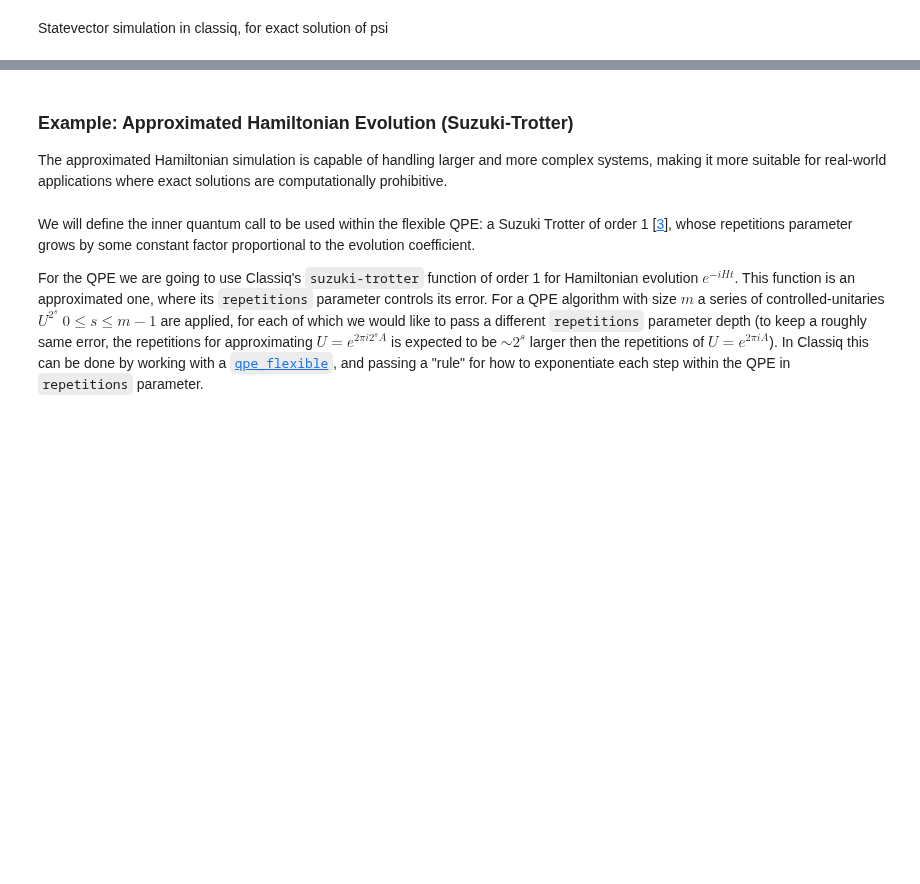
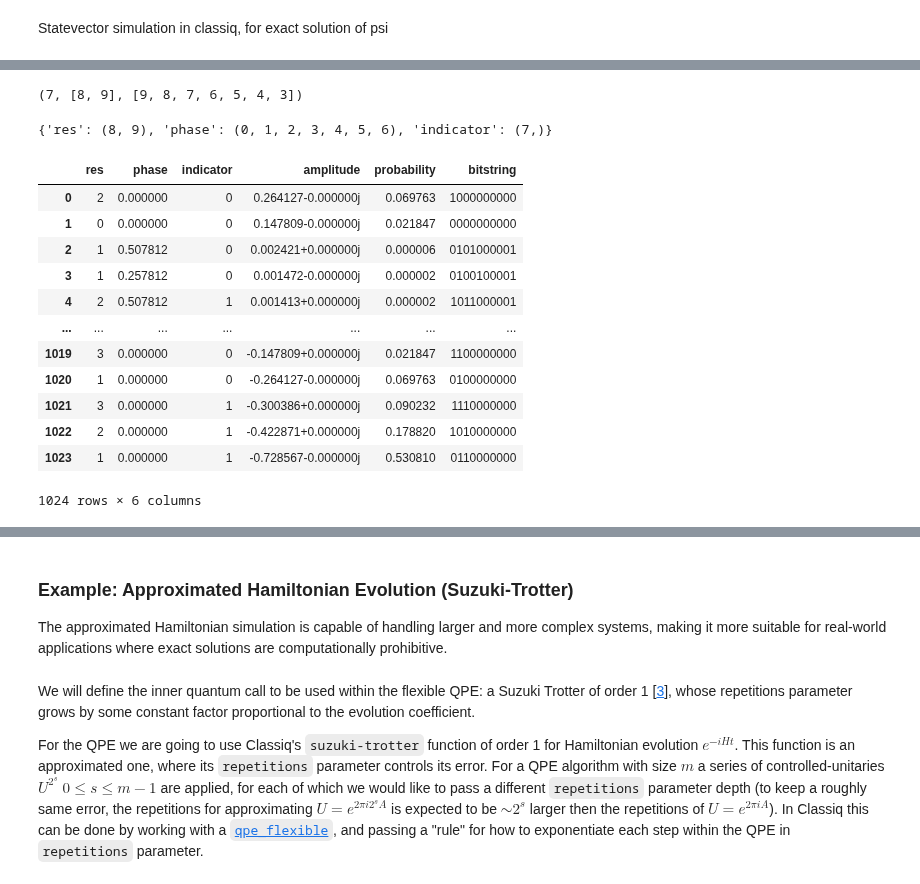
Before and after one commit to Weidsn/Quantum_Computational_Fluid_Dynamics, a Jupyter notebook: Stream function vorticity/hhl.ipynb, the cells around one changed output, grey strips where cells are left out. Saved outputs shown, nothing was run; the diff lists cells and outputs as text; code cells hidden in the pictures; blank space fills up the shorter version.

```diff
--- a/Stream function vorticity/hhl.ipynb
+++ b/Stream function vorticity/hhl.ipynb
@@ -1330,9 +1307,6 @@ For streamfunction-vorticity, we modify the CR block.
 @qfunc
 def load_b(amplitudes: CArray[CReal], state: Output[QArray]) -> None:
     prepare_amplitudes(amplitudes, 0.0, state)
-
-
-from classiq.qmod.symbolic import floor, log
 
 # Parameters for the initial state preparation
 amplitudes = b.tolist()
@@ -1352,7 +1326,7 @@ def hhl(
     allocate(num_qubits=precision, is_signed=UNSIGNED, fraction_digits=precision, out=phase)
 
     # Prepare "b", assigned to a quantum register called "state".
-    load_b(amplitudes=amplitudes, state=state)
+    load_b(amplitudes=rhs_vector, state=state)
 
     # Allocate a single qubit to the quantum register called "indicator".
     # We will perform controlled rotations onto this "indicator".
@@ -1762,0 +1719,24 @@ precision
+# %%
+read_positions(qprog_psi_exact,res_psi_exact)
+# %% [output]
+(7, [8, 9], [9, 8, 7, 6, 5, 4, 3])
+# %%
+res_psi_exact.physical_qubits_map
+# %% [output]
+{'res': (8, 9), 'phase': (0, 1, 2, 3, 4, 5, 6), 'indicator': (7,)}
+# %%
+res_psi_exact.dataframe
+# %% [output]
+|  | res | phase | indicator | amplitude | probability | bitstring |
+| 0 | 2 | 0.000000 | 0 | 0.264127-0.000000j | 0.069763 | 1000000000 |
+| 1 | 0 | 0.000000 | 0 | 0.147809-0.000000j | 0.021847 | 0000000000 |
+| 2 | 1 | 0.507812 | 0 | 0.002421+0.000000j | 0.000006 | 0101000001 |
+| 3 | 1 | 0.257812 | 0 | 0.001472-0.000000j | 0.000002 | 0100100001 |
+| 4 | 2 | 0.507812 | 1 | 0.001413+0.000000j | 0.000002 | 1011000001 |
+| ... | ... | ... | ... | ... | ... | ... |
+| 1019 | 3 | 0.000000 | 0 | -0.147809+0.000000j | 0.021847 | 1100000000 |
+| 1020 | 1 | 0.000000 | 0 | -0.264127-0.000000j | 0.069763 | 0100000000 |
+| 1021 | 3 | 0.000000 | 1 | -0.300386+0.000000j | 0.090232 | 1110000000 |
+| 1022 | 2 | 0.000000 | 1 | -0.422871+0.000000j | 0.178820 | 1010000000 |
+| 1023 | 1 | 0.000000 | 1 | -0.728567-0.000000j | 0.530810 | 0110000000 |
+1024 rows × 6 columns
```
Also changed, not shown: parts of 31 cells of this notebook, 2 other files.
